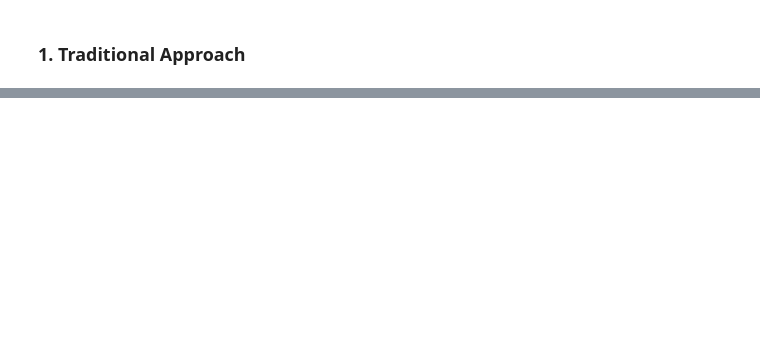
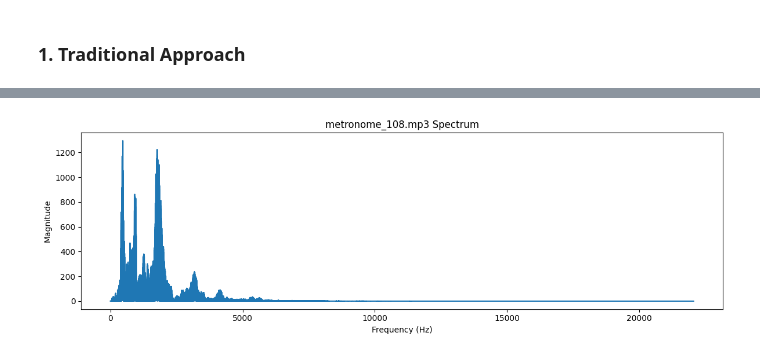
Before and after one commit to lkqiao/musical_accompanist, a Jupyter notebook: src/tempo_detect_nb.ipynb, the cells around one changed output, grey strips where cells are left out. Cells and saved outputs as stored; diff of their text form; code cells hidden in the pictures; blank space fills up the shorter version.

```diff
--- a/src/tempo_detect_nb.ipynb
+++ b/src/tempo_detect_nb.ipynb
@@ -52,0 +111,15 @@ Text(0, 0.5, 'Amplitude')
+# %%
+# plot spectrum of filtered signal
+N = len(signal)
+freqs = np.fft.rfftfreq(N, d=1/sr)
+fft_vals = np.fft.rfft(signal)
+magnitude = np.abs(fft_vals)
+
+plt.figure(figsize=(12, 4))
+plt.plot(freqs, magnitude)
+plt.title(f'{filename} Spectrum')
+plt.xlabel('Frequency (Hz)')
+plt.ylabel('Magnitude')
+plt.tight_layout()
+# %% [output]
+[figure, added]
```
Also changed, not shown: parts of 9 cells of this notebook, 8 other files.
